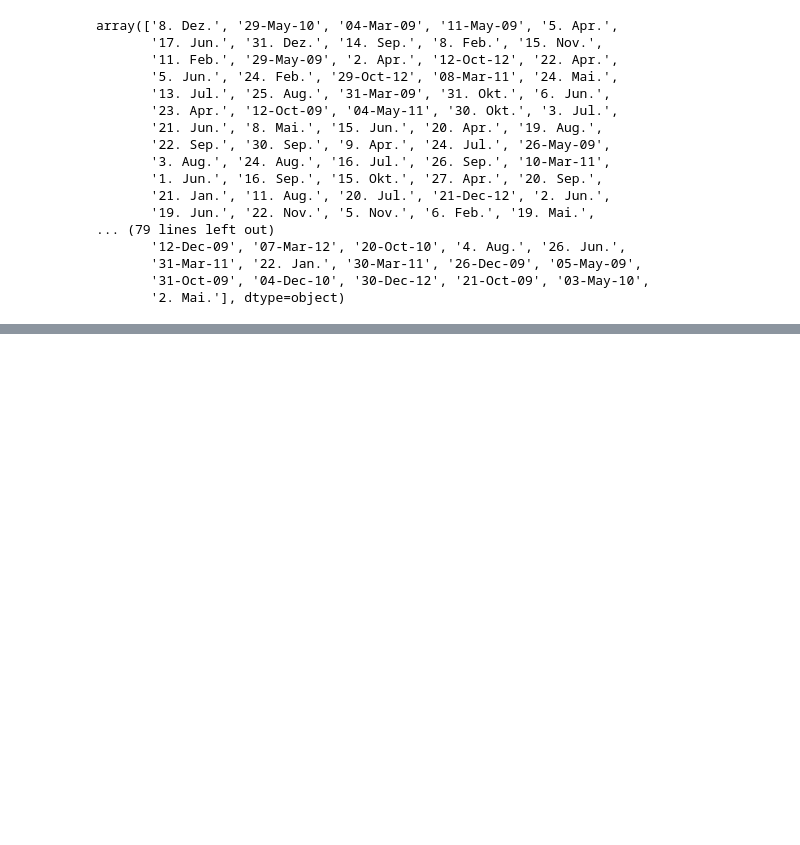
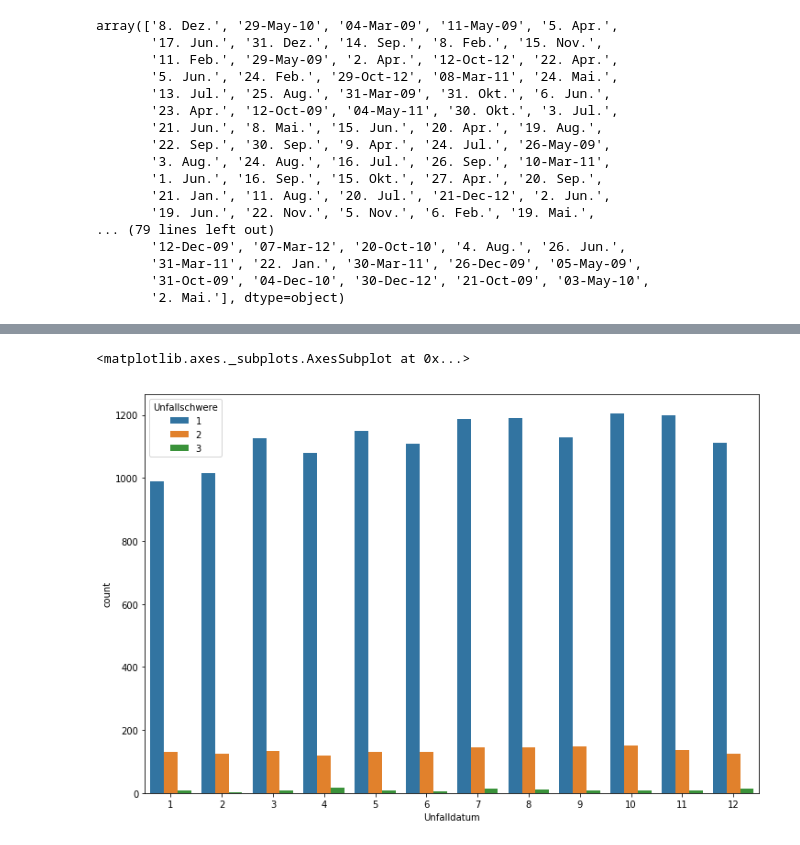
Before and after one commit to cklat/code_competition, a Jupyter notebook: code/EDA.ipynb, the cells around one changed output, grey strips where cells are left out. Cells and saved outputs as stored; diff of their text form; code cells hidden in the pictures; blank space fills up the shorter version.

```diff
--- a/code/EDA.ipynb
+++ b/code/EDA.ipynb
@@ -183,0 +187,18 @@ Moreover, we have an inconistency in documentation of the year in which the acci
+# %%
+#assume all incidents are from the same, arbitrary leapyear for the sake of plotting
+
+timeconverted_df = train_df.copy()
+timeconverted_df["Unfalldatum"] = timeconverted_df["Unfalldatum"].apply(lambda date: date[:date.rfind('-')] + '-2016') \
+                                                 .apply(lambda date: date.replace(". ", "-")) \
+                                                 .apply(lambda date: date.split('.', 1)[0])[:]
+
+
+conversions = {"Mrz": "Mar",
+               "Mai": "May",
+               "Okt": "Oct",
+               "Dez": "Dec"}
+
+timeconverted_df["Unfalldatum"] = timeconverted_df["Unfalldatum"].replace(conversions, regex=True)
+# %%
+timeconverted_df["Unfalldatum"] = pd.to_datetime(timeconverted_df["Unfalldatum"], dayfirst=True)
+#timeconverted_df.set_index('Unfalldatum', inplace = True)
@@ -183,0 +223,7 @@ Moreover, we have an inconistency in documentation of the year in which the acci
+# %%
+plt.figure(figsize=(12,8))
+
+sns.countplot(x=timeconverted_df["Unfalldatum"].dt.month, hue=timeconverted_df['Unfallschwere'])
+# %% [output]
+<matplotlib.axes._subplots.AxesSubplot at 0x...>
+[figure, added]
```
Also changed, not shown: parts of 11 cells of this notebook.
